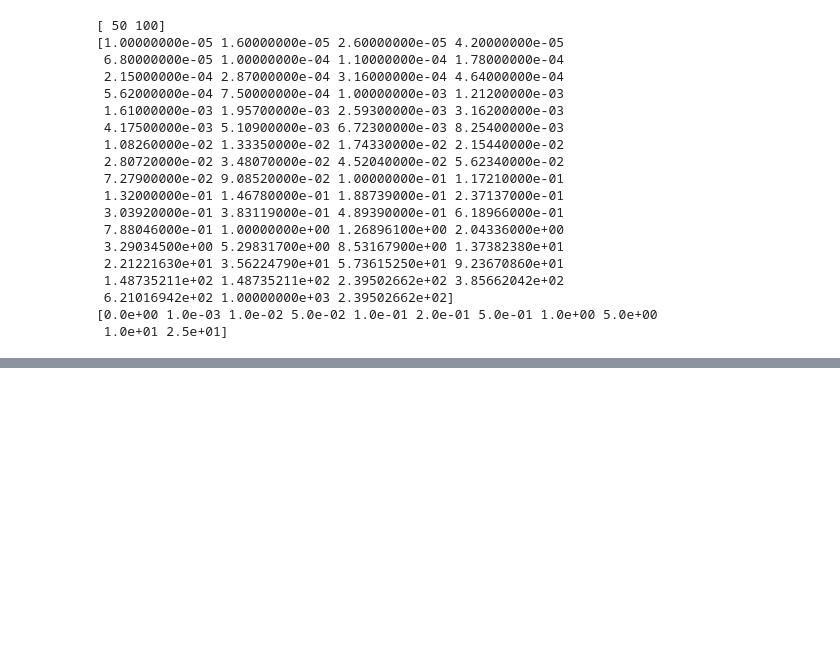
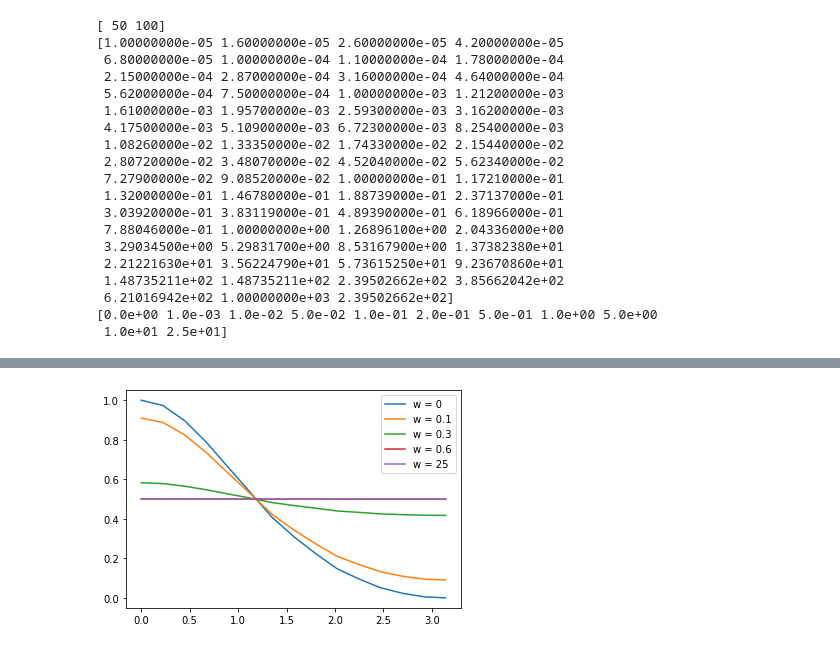
Before and after one commit to shrapp/thermal_tfim, a Jupyter notebook: notebook.ipynb, the cells around one changed output, grey strips where cells are left out. Drawn from its saved outputs; the diff is of its cells as text; code cells hidden in the pictures; blank space fills up the shorter version.

```diff
--- a/notebook.ipynb
+++ b/notebook.ipynb
@@ -186,0 +211,11 @@ plt.show()
+# %%
+ks = np.linspace(0, np.pi, 15)
+tau = 0.1
+y = np.matrix([[0,1j],[1j,0]])
+for w in [0, 0.1,0.3, 0.6, 25]:
+    pks = calk_noisy_pk(ks, tau, w, y)
+    plt.plot(ks,pks, label=f'w = {w}')
+plt.legend()
+plt.show()
+# %% [output]
+[figure, added]
```
Also changed, not shown: parts of 4 cells of this notebook, 1 other file.
